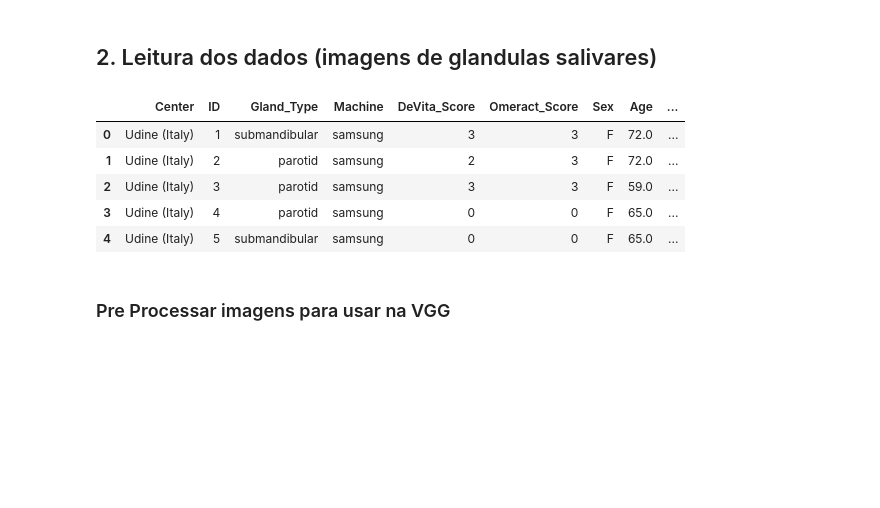
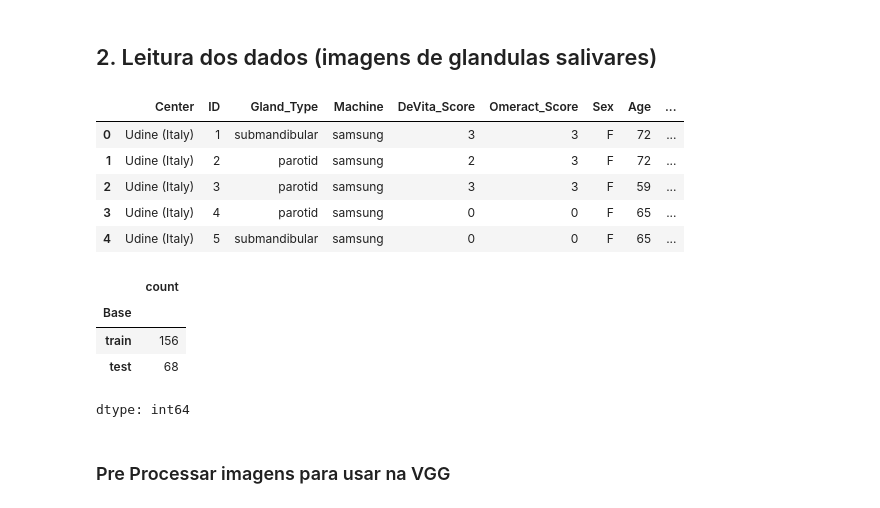
Before and after one commit to BrunaFerreira/Mestrado_UNIFESP, a Jupyter notebook: VGG_TL.ipynb, the cells around one changed output. Cells and saved outputs as stored; diff of their text form; code cells hidden in the pictures; blank space fills up the shorter version.

```diff
--- a/VGG_TL.ipynb
+++ b/VGG_TL.ipynb
@@ -22,15 +24,23 @@ import matplotlib.pyplot as plt
 # %% [markdown]
 ## 2. Leitura dos dados (imagens de glandulas salivares)
 # %%
-df = pd.read_csv('/content/drive/MyDrive/0_Mestrado_unifesp/3_Pesquisa/Experimentos/Code/HarmonicSS_Split.csv')
+df = pd.read_csv('/content/drive/MyDrive/0_Mestrado_unifesp/3_Pesquisa/Experimentos/Code/HarmonicSS_Split_V3.csv')
 df.head()
 # %% [output]
 |  | Center | ID | Gland_Type | Machine | DeVita_Score | Omeract_Score | Sex | Age | ... |
-| 0 | Udine (Italy) | 1 | submandibular | samsung | 3 | 3 | F | 72.0 | ... |
-| 1 | Udine (Italy) | 2 | parotid | samsung | 2 | 3 | F | 72.0 | ... |
-| 2 | Udine (Italy) | 3 | parotid | samsung | 3 | 3 | F | 59.0 | ... |
-| 3 | Udine (Italy) | 4 | parotid | samsung | 0 | 0 | F | 65.0 | ... |
-| 4 | Udine (Italy) | 5 | submandibular | samsung | 0 | 0 | F | 65.0 | ... |
+| 0 | Udine (Italy) | 1 | submandibular | samsung | 3 | 3 | F | 72 | ... |
+| 1 | Udine (Italy) | 2 | parotid | samsung | 2 | 3 | F | 72 | ... |
+| 2 | Udine (Italy) | 3 | parotid | samsung | 3 | 3 | F | 59 | ... |
+| 3 | Udine (Italy) | 4 | parotid | samsung | 0 | 0 | F | 65 | ... |
+| 4 | Udine (Italy) | 5 | submandibular | samsung | 0 | 0 | F | 65 | ... |
+# %%
+df['Base'].value_counts()
+# %% [output]
+|  | count |
+| Base |  |
+| train | 156 |
+| test | 68 |
+dtype: int64
 # %% [markdown]
 ### Pre Processar imagens para usar na VGG
 # %%
```
Also changed, not shown: parts of 17 cells of this notebook.
